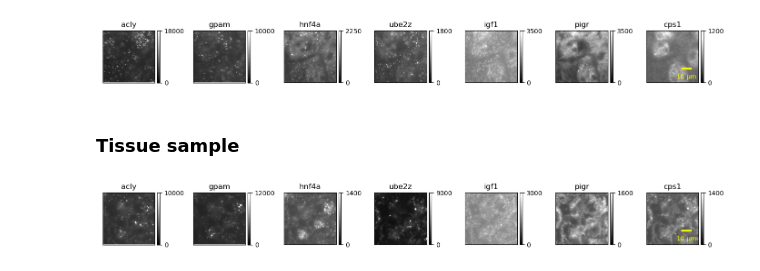
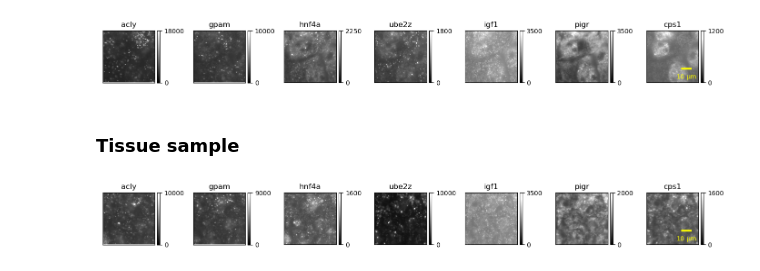
Before and after one commit to nigelchou/Guidestar, a Jupyter notebook: Figures/SuppFig1_exampleimages.ipynb, the cells around one changed output. Drawn from its saved outputs; the diff is of its cells as text; code cells hidden in the pictures.

```diff
--- a/Figures/SuppFig1_exampleimages.ipynb
+++ b/Figures/SuppFig1_exampleimages.ipynb
@@ -78,8 +62,7 @@ fig.savefig('/Volumes/Seagate Backup Plus Drive/1 year RA data/suppfigs/cellexam
 # %%
 
 filepath = '/Volumes/Seagate Backup Plus Drive/1 year RA data/Guidestar files/tissue/Data_60uM'
-fov = '33'
-# 9 and 11 also ok
+fov = '47'
 
 fig,axes = plt.subplots(1,7, figsize=(14,4))
 
@@ -96,40 +79,32 @@ image_2 = axes[1].imshow(gpam_tissue[0,1050:1450,500:900], cmap='gray', vmin=0,
 image_3 = axes[2].imshow(hnf4a_tissue[0,1050:1450,500:900], cmap='gray', vmin=0, vmax=np.percentile(hnf4a_tissue[0,1050:1450,500:900],99.9))
 image_4 = axes[3].imshow(ube2z_tissue[0,1050:1450,500:900], cmap='gray', vmin=0, vmax=np.percentile(ube2z_tissue[0,1050:1450,500:900],99.9))
 image_5 = axes[4].imshow(igf1_tissue[0,1050:1450,500:900], cmap='gray', vmin=0, vmax=np.percentile(igf1_tissue[0,1050:1450,500:900],99.9))
 image_6 = axes[5].imshow(pigr_tissue[0,1050:1450,500:900], cmap='gray', vmin=0, vmax=np.percentile(pigr_tissue[0,1050:1450,500:900],99.9))
 image_7 = axes[6].imshow(cps1_tissue[0,1050:1450,500:900], cmap='gray', vmin=0, vmax=np.percentile(cps1_tissue[0,1050:1450,500:900],99.9))
-
-# image_1 = axes[0].imshow(acly_tissue[0,1050:1450,500:900], cmap='gray', vmin=np.percentile(acly_tissue[0,1050:1450,500:900],0.01), vmax=np.percentile(acly_tissue[0,1050:1450,500:900],99.9))
-# image_2 = axes[1].imshow(gpam_tissue[0,1050:1450,500:900], cmap='gray', vmin=np.percentile(gpam_tissue[0,1050:1450,500:900],0.01), vmax=np.percentile(gpam_tissue[0,1050:1450,500:900],99.9))
-# image_3 = axes[2].imshow(hnf4a_tissue[0,1050:1450,500:900], cmap='gray', vmin=np.percentile(hnf4a_tissue[0,1050:1450,500:900],0.01), vmax=np.percentile(hnf4a_tissue[0,1050:1450,500:900],99.9))
-# image_4 = axes[3].imshow(ube2z_tissue[0,1050:1450,500:900], cmap='gray', vmin=np.percentile(ube2z_tissue[0,1050:1450,500:900],0.01), vmax=np.percentile(ube2z_tissue[0,1050:1450,500:900],99.9))
-# image_5 = axes[4].imshow(igf1_tissue[0,1050:1450,500:900], cmap='gray', vmin=np.percentile(igf1_tissue[0,1050:1450,500:900],0.01), vmax=np.percentile(igf1_tissue[0,1050:1450,500:900],99.9))
-# image_6 = axes[5].imshow(pigr_tissue[0,1050:1450,500:900], cmap='gray', vmin=np.percentile(pigr_tissue[0,1050:1450,500:900],0.01), vmax=np.percentile(pigr_tissue[0,1050:1450,500:900],99.9))
-# image_7 = axes[6].imshow(cps1_tissue[0,1050:1450,500:900], cmap='gray', vmin=np.percentile(cps1_tissue[0,1050:1450,500:900],0.01), vmax=np.percentile(cps1_tissue[0,1050:1450,500:900],99.9))
 
 axes[0].set_title('acly')
 axes[1].set_title('gpam')
 axes[2].set_title('hnf4a')
 axes[3].set_title('ube2z')
 axes[4].set_title('igf1')
 axes[5].set_title('pigr')
 axes[6].set_title('cps1')
 
 image_list = [image_1, image_2, image_3, image_4, image_5, image_6, image_7]
 
 for i in range(len(axes)):
     divider = make_axes_locatable(axes[i])
     cax = divider.append_axes('right', size='5%', pad=0.05)
     cbar = fig.colorbar(image_list[i], cax=cax, orientation='vertical')
     ticks = list(cbar.get_ticks())
     cbar.set_ticks([ticks[0],ticks[-1]])
     axes[i].set_xticks([])
     axes[i].set_yticks([])
 
 scalebar = ScaleBar(122,'nm', box_color=None, box_alpha=0, color='yellow', location='lower right', width_fraction=0.04, length_fraction=0.3)
 axes[6].add_artist(scalebar)
 
 fig.tight_layout()
-# fig.savefig('/Volumes/Seagate Backup Plus Drive/1 year RA data/suppfigs/tissueexamples_suppfig1_fov13.svg')
+fig.savefig('tissueexamples_suppfig1_fov47.svg')
 # %% [output]
-[figure, old version]
+[figure, new version]
```
Also changed, not shown: parts of 1 cell of this notebook.
